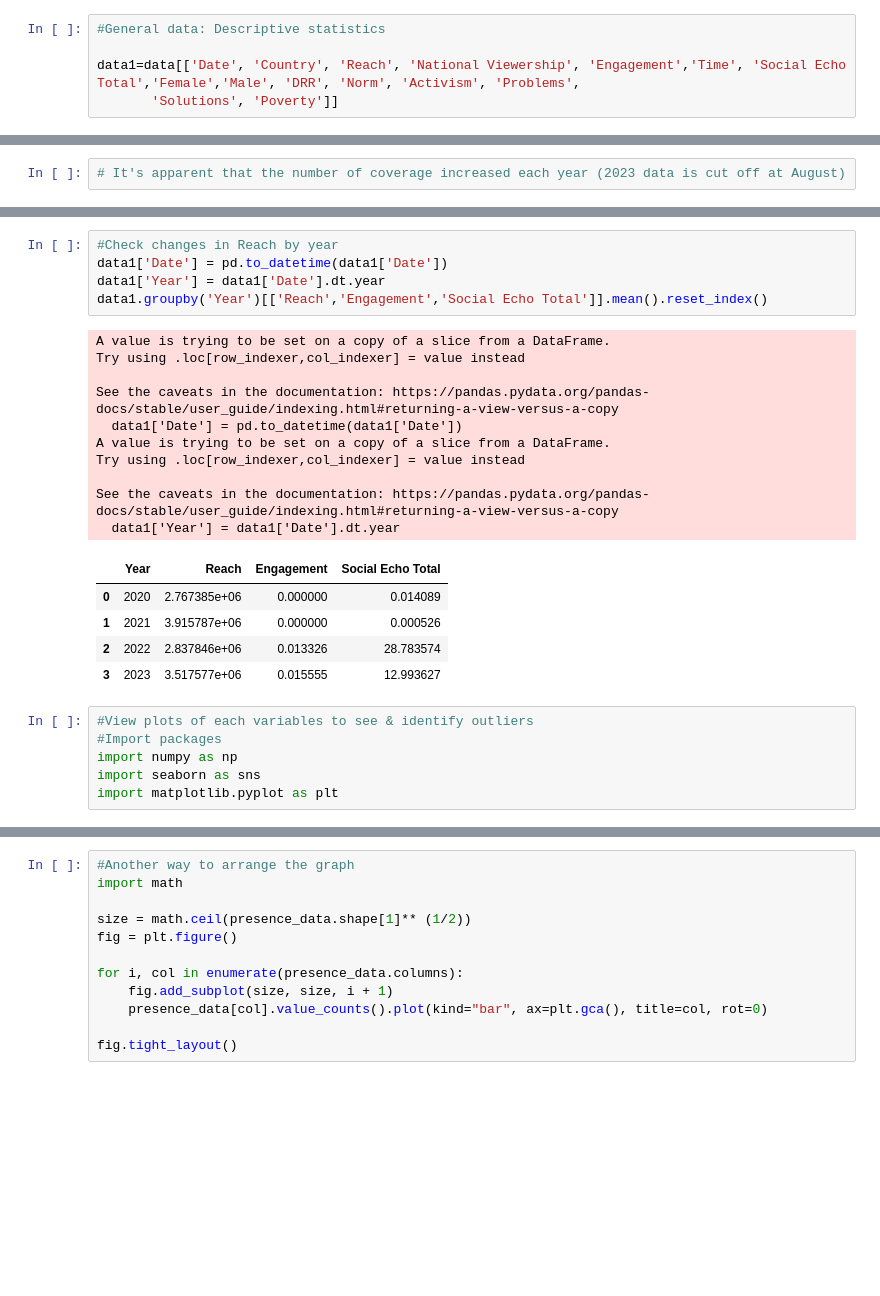
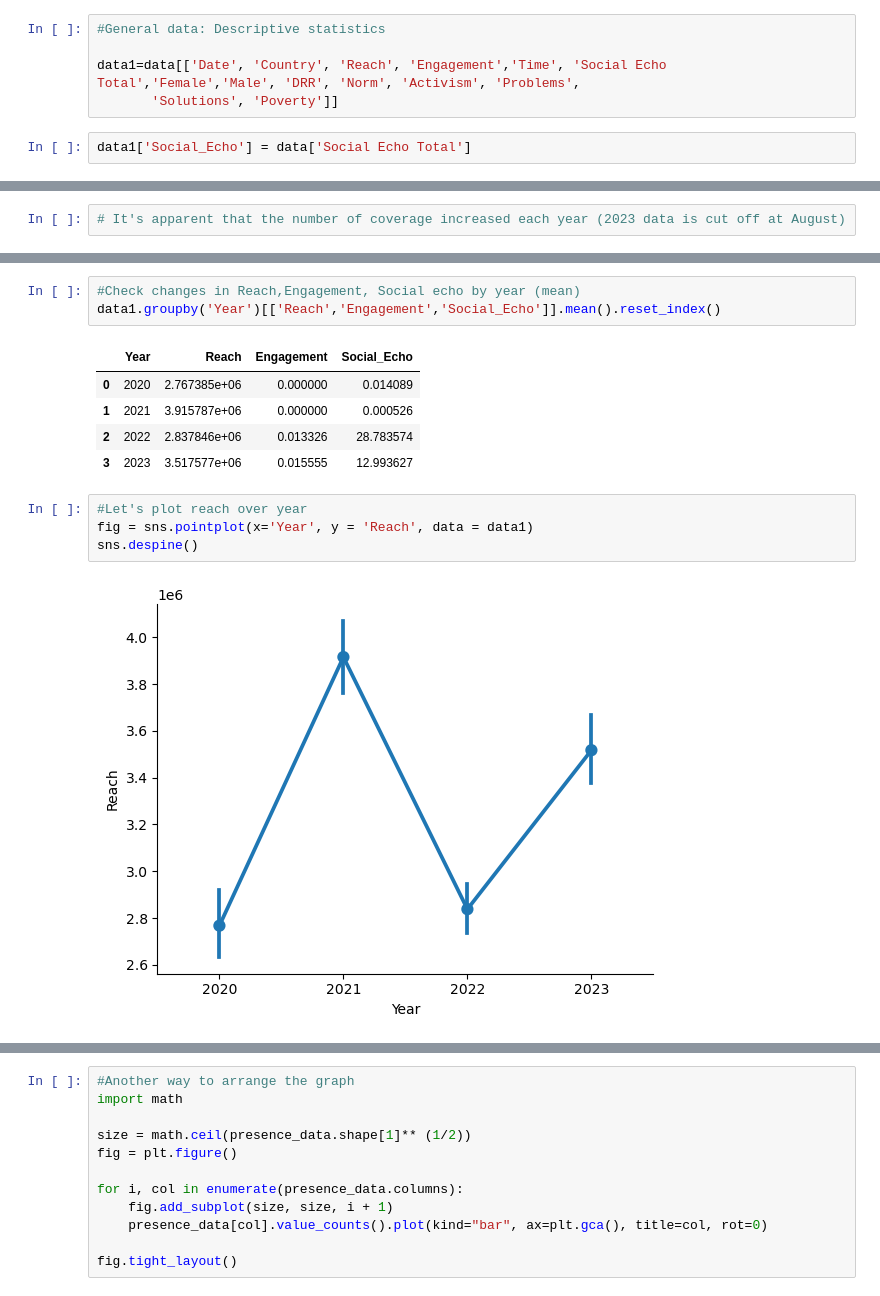
Before and after one commit to trangnhungpham/CEFM-project, a Jupyter notebook: Statistics.ipynb, the cells around one changed output, grey strips where cells are left out. Saved outputs shown, nothing was run; the diff lists cells and outputs as text; blank space fills up the shorter version.

```diff
--- a/Statistics.ipynb
+++ b/Statistics.ipynb
@@ -31,5 +32,7 @@ Index(['Unnamed: 0', 'Date', 'Headline', 'URL', 'Opening Text', 'Hit Sentence',
 # %%
 #General data: Descriptive statistics
 
-data1=data[['Date', 'Country', 'Reach', 'National Viewership', 'Engagement','Time', 'Social Echo Total','Female','Male', 'DRR', 'Norm', 'Activism', 'Problems',
+data1=data[['Date', 'Country', 'Reach', 'Engagement','Time', 'Social Echo Total','Female','Male', 'DRR', 'Norm', 'Activism', 'Problems',
        'Solutions', 'Poverty']]
+# %%
+data1['Social_Echo'] = data['Social Echo Total']
@@ -81,27 +113,15 @@ Name: count, dtype: int64
 # %%
-#Check changes in Reach by year
-data1['Date'] = pd.to_datetime(data1['Date'])
-data1['Year'] = data1['Date'].dt.year
-data1.groupby('Year')[['Reach','Engagement','Social Echo Total']].mean().reset_index()
+#Check changes in Reach,Engagement, Social echo by year (mean)
+data1.groupby('Year')[['Reach','Engagement','Social_Echo']].mean().reset_index()
 # %% [output]
-A value is trying to be set on a copy of a slice from a DataFrame.
-Try using .loc[row_indexer,col_indexer] = value instead
-
-See the caveats in the documentation: https://pandas.pydata.org/pandas-docs/stable/user_guide/indexing.html#returning-a-view-versus-a-copy
-  data1['Date'] = pd.to_datetime(data1['Date'])
-A value is trying to be set on a copy of a slice from a DataFrame.
-Try using .loc[row_indexer,col_indexer] = value instead
-
-See the caveats in the documentation: https://pandas.pydata.org/pandas-docs/stable/user_guide/indexing.html#returning-a-view-versus-a-copy
-  data1['Year'] = data1['Date'].dt.year
-|  | Year | Reach | Engagement | Social Echo Total |
+|  | Year | Reach | Engagement | Social_Echo |
 | 0 | 2020 | 2.767385e+06 | 0.000000 | 0.014089 |
 | 1 | 2021 | 3.915787e+06 | 0.000000 | 0.000526 |
 | 2 | 2022 | 2.837846e+06 | 0.013326 | 28.783574 |
 | 3 | 2023 | 3.517577e+06 | 0.015555 | 12.993627 |
-# %%
-#View plots of each variables to see & identify outliers
-#Import packages
-import numpy as np
-import seaborn as sns
-import matplotlib.pyplot as plt
+# %%
+#Let's plot reach over year
+fig = sns.pointplot(x='Year', y = 'Reach', data = data1)
+sns.despine()
+# %% [output]
+[figure, added]
```
Also changed, not shown: parts of 36 cells of this notebook.
